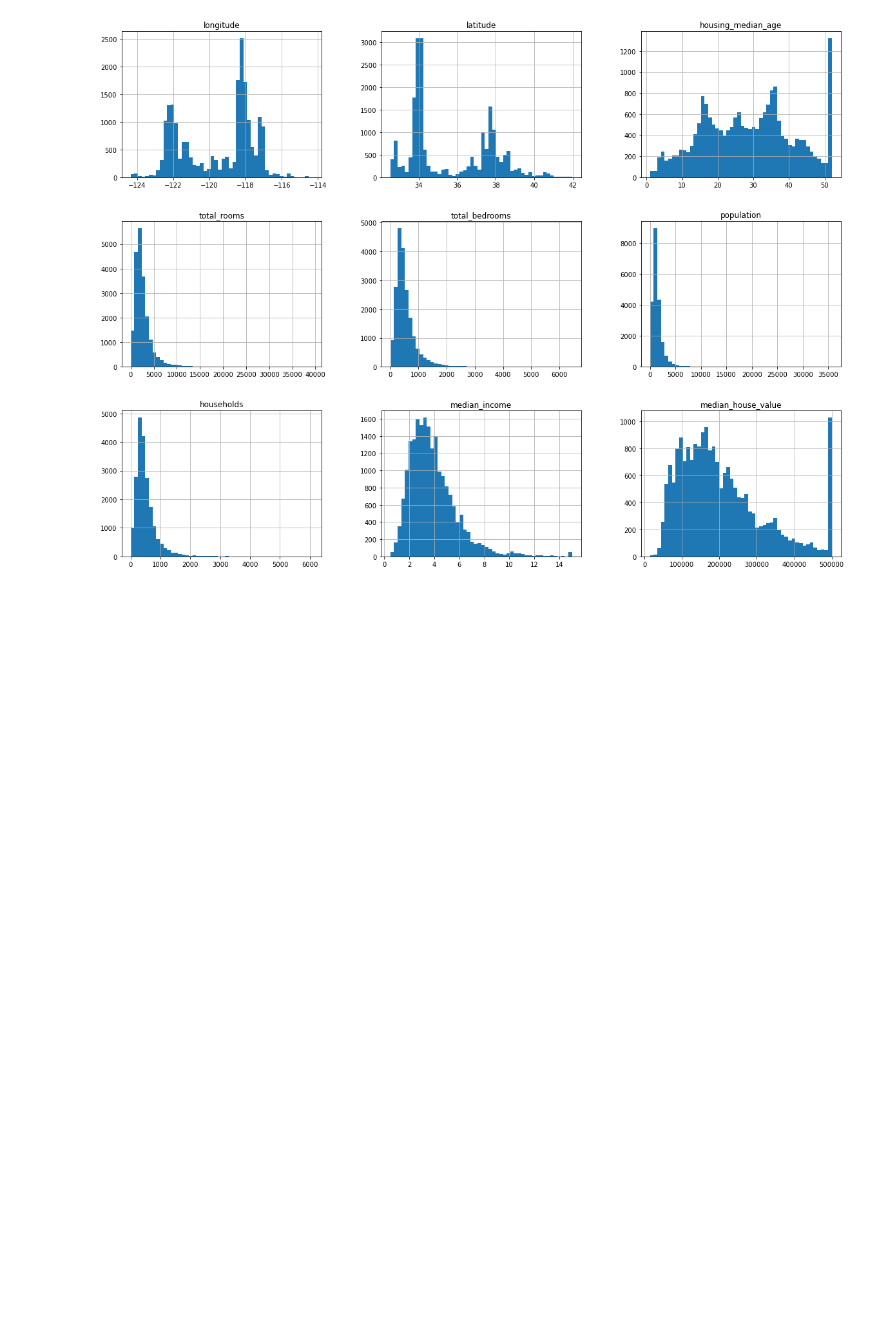
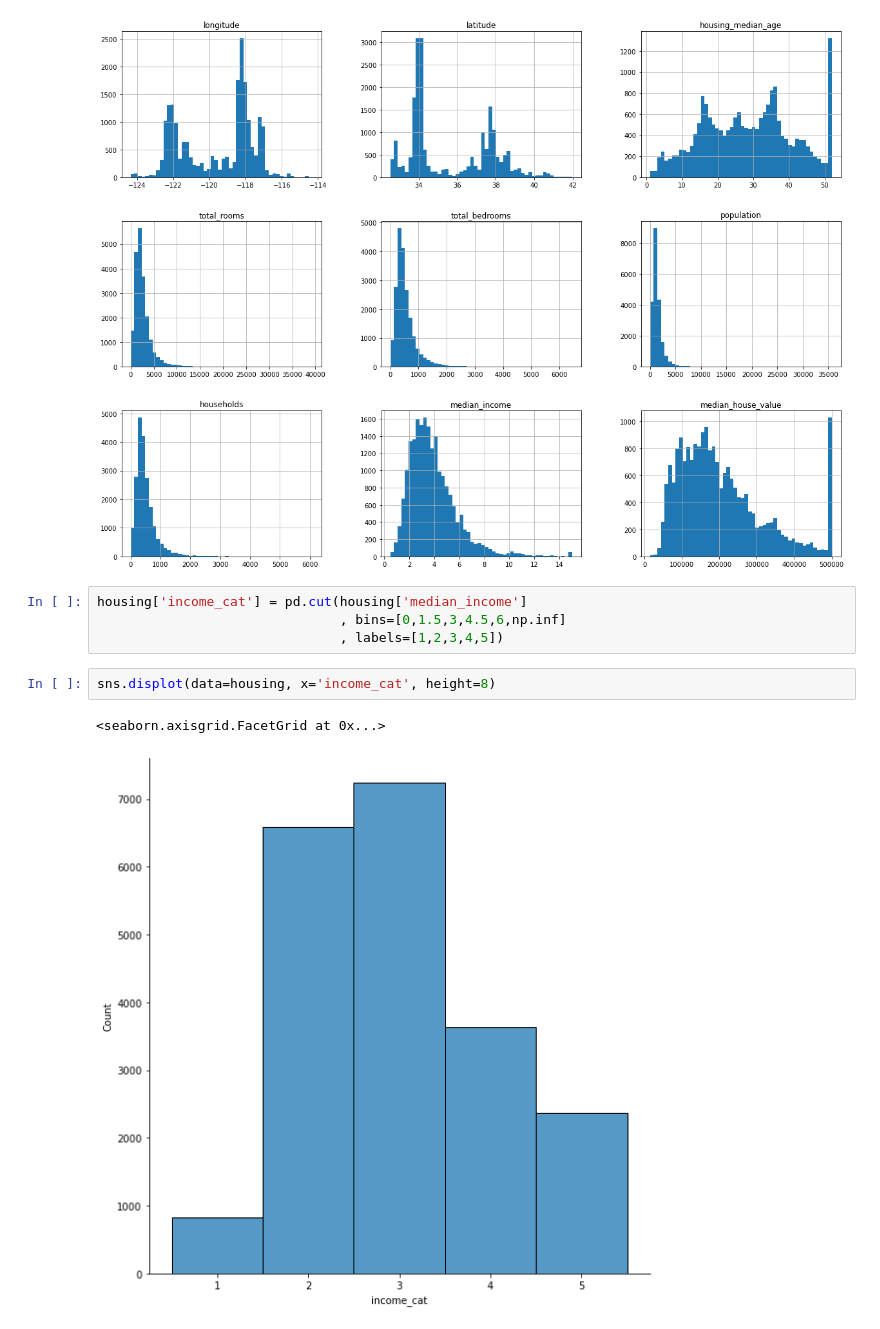
Before and after one commit to kdesh96/Hands-on-ML2, a Jupyter notebook: Ch2 End to End ML Project.ipynb, the cells around one changed output. Drawn from its saved outputs; the diff is of its cells as text; blank space fills up the shorter version.

```diff
--- a/Ch2 End to End ML Project.ipynb
+++ b/Ch2 End to End ML Project.ipynb
@@ -86,3 +90,12 @@ array([[<AxesSubplot:title={'center':'longitude'}>,
         <AxesSubplot:title={'center':'median_house_value'}>]],
       dtype=object)
 [figure]
+# %%
+housing['income_cat'] = pd.cut(housing['median_income']
+                               , bins=[0,1.5,3,4.5,6,np.inf]
+                               , labels=[1,2,3,4,5])
+# %%
+sns.displot(data=housing, x='income_cat', height=8)
+# %% [output]
+<seaborn.axisgrid.FacetGrid at 0x...>
+[figure, added]
```
Also changed, not shown: parts of 18 cells of this notebook.
